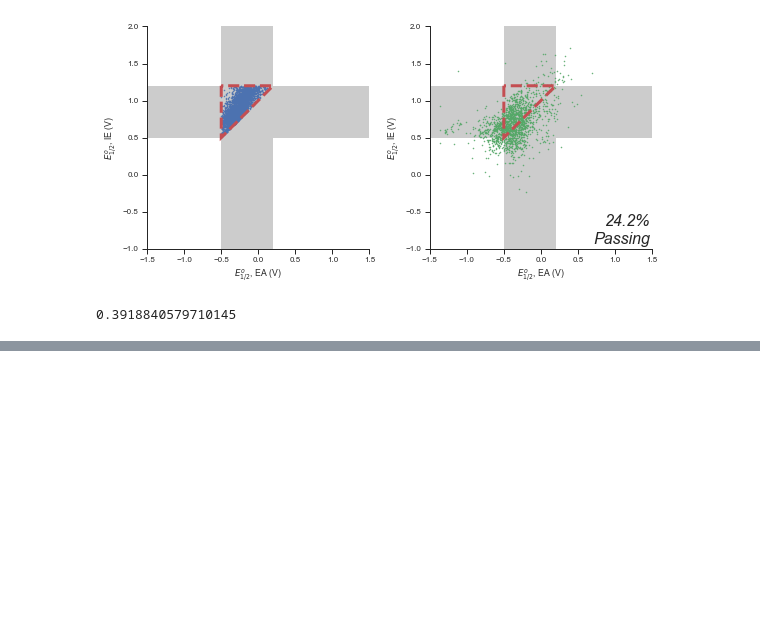
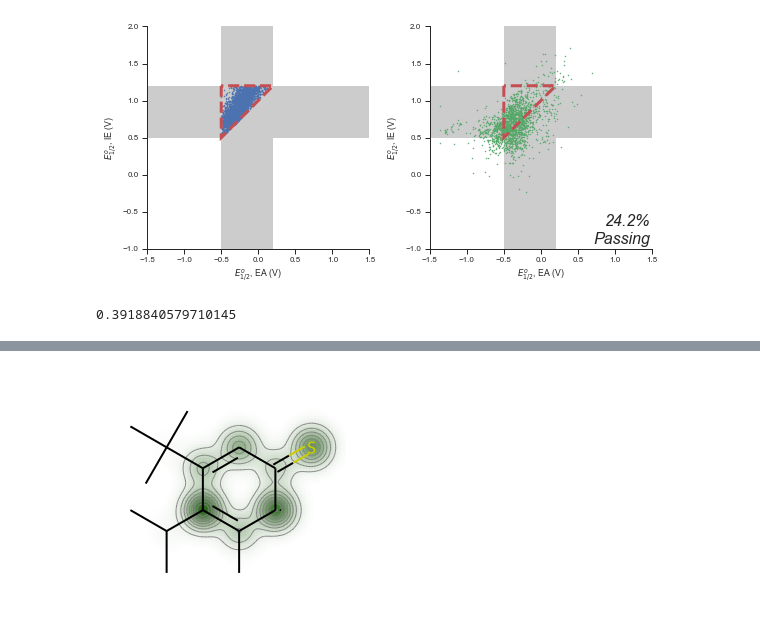
Before and after one commit to NREL/rlmolecule, a Jupyter notebook: stable_radical_optimization/plot_dft_confirmation.ipynb, the cells around one changed output, grey strips where cells are left out. Cells and saved outputs as stored; diff of their text form; code cells hidden in the pictures; blank space fills up the shorter version.

```diff
--- a/stable_radical_optimization/plot_dft_confirmation.ipynb
+++ b/stable_radical_optimization/plot_dft_confirmation.ipynb
@@ -304,0 +451,7 @@ df_confirmed.to_csv('dft_confirmed.csv', index=False)
+# %%
+d = rdMolDraw2D.MolDraw2DCairo(250, 250)
+SimilarityMaps.GetSimilarityMapFromWeights(mol, df_spin_symbol[df_spin_symbol.smiles == 'CC1=C(C(C)C)C(C(C)(C)C)=CC(=S)[CH]1']['pred fractional spin'].values.tolist(), draw2d=d)
+d.FinishDrawing()
+show_png(d.GetDrawingText())
+# %% [output]
+[figure, added]
```
Also changed, not shown: parts of 28 cells of this notebook, 11 other files.
